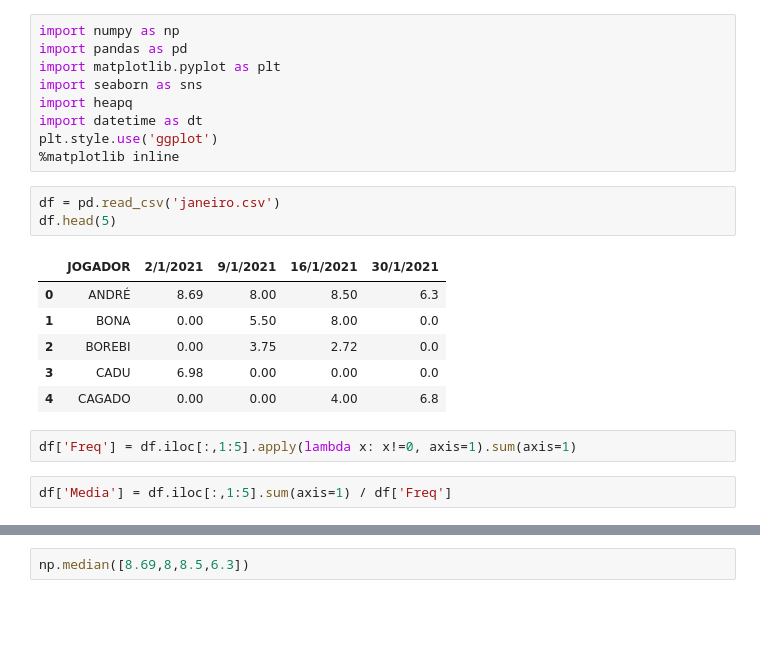
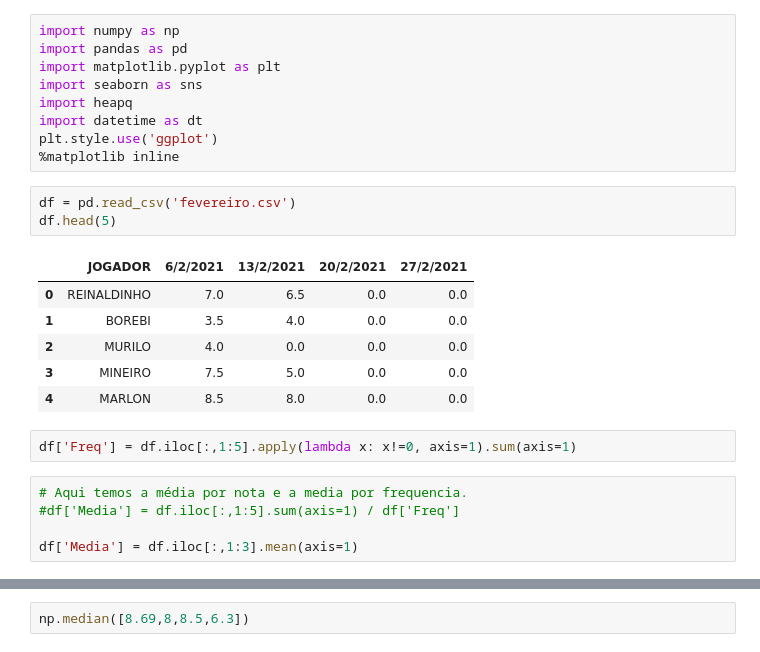
Before and after one commit to claytontey/gigantesresenha, a Jupyter notebook: gigantes.ipynb, the cells around one changed output, grey strips where cells are left out. Saved outputs shown, nothing was run; the diff lists cells and outputs as text; blank space fills up the shorter version.

Commit message:
atualização semana 2 de fevereiro

```diff
--- a/gigantes.ipynb
+++ b/gigantes.ipynb
@@ -8,19 +8,22 @@ import datetime as dt
 plt.style.use('ggplot')
 %matplotlib inline
 # %%
-df = pd.read_csv('janeiro.csv')
+df = pd.read_csv('fevereiro.csv')
 df.head(5)
 # %% [output]
-|  | JOGADOR | 2/1/2021 | 9/1/2021 | 16/1/2021 | 30/1/2021 |
-| 0 | ANDRÉ | 8.69 | 8.00 | 8.50 | 6.3 |
-| 1 | BONA | 0.00 | 5.50 | 8.00 | 0.0 |
-| 2 | BOREBI | 0.00 | 3.75 | 2.72 | 0.0 |
-| 3 | CADU | 6.98 | 0.00 | 0.00 | 0.0 |
-| 4 | CAGADO | 0.00 | 0.00 | 4.00 | 6.8 |
+|  | JOGADOR | 6/2/2021 | 13/2/2021 | 20/2/2021 | 27/2/2021 |
+| 0 | REINALDINHO | 7.0 | 6.5 | 0.0 | 0.0 |
+| 1 | BOREBI | 3.5 | 4.0 | 0.0 | 0.0 |
+| 2 | MURILO | 4.0 | 0.0 | 0.0 | 0.0 |
+| 3 | MINEIRO | 7.5 | 5.0 | 0.0 | 0.0 |
+| 4 | MARLON | 8.5 | 8.0 | 0.0 | 0.0 |
 # %%
 df['Freq'] = df.iloc[:,1:5].apply(lambda x: x!=0, axis=1).sum(axis=1)
 # %%
-df['Media'] = df.iloc[:,1:5].sum(axis=1) / df['Freq']
+# Aqui temos a média por nota e a media por frequencia.
+#df['Media'] = df.iloc[:,1:5].sum(axis=1) / df['Freq']
+
+df['Media'] = df.iloc[:,1:3].mean(axis=1)
 # %%
 df
 # %% [output]
```
Also changed, not shown: parts of 5 cells of this notebook, 3 other files.
